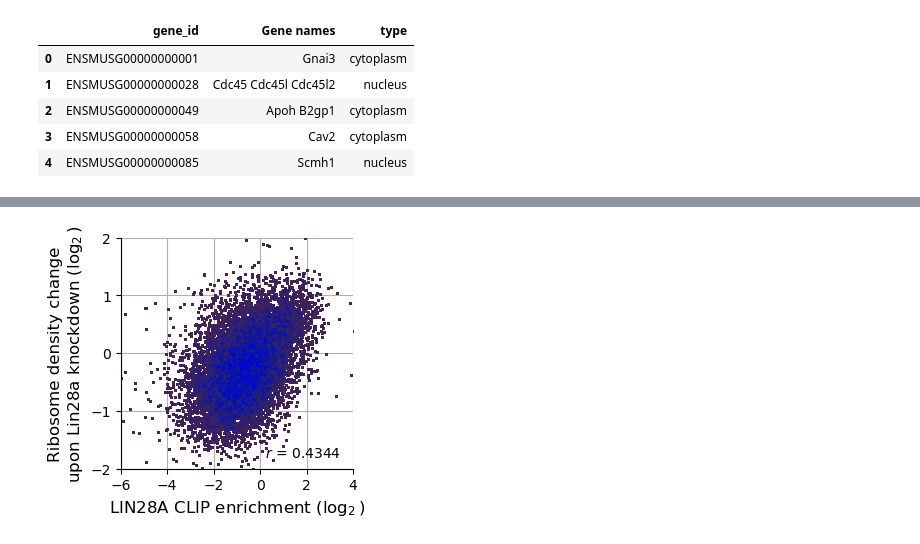
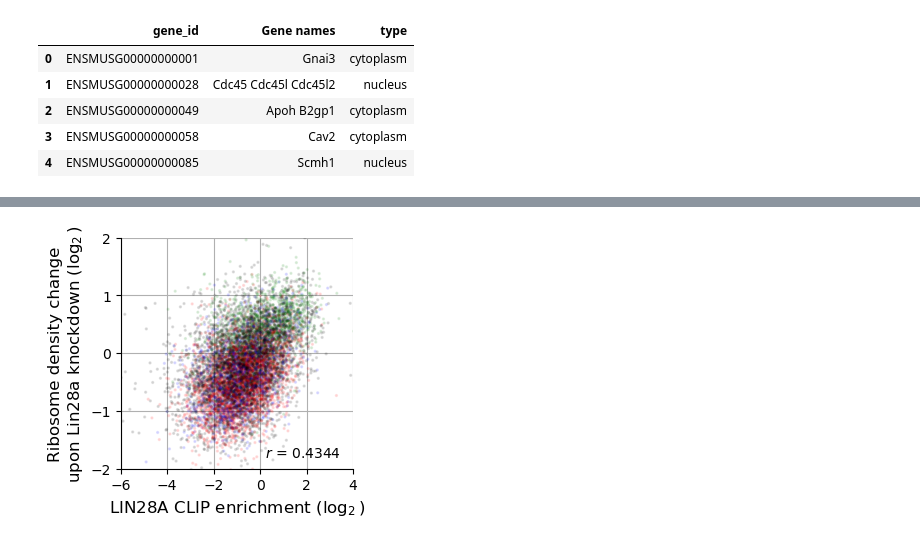
Before and after one commit to PyoYoungjoon/Mission, a Jupyter notebook: binfo1-work/Mission 1.ipynb, the cells around one changed output, grey strips where cells are left out. Drawn from its saved outputs; the diff is of its cells as text; code cells hidden in the pictures.

```diff
--- a/binfo1-work/Mission 1.ipynb
+++ b/binfo1-work/Mission 1.ipynb
@@ -99,3 +99,13 @@ mouselocal.head()
 | 2 | ENSMUSG00000000049 | Apoh B2gp1 | cytoplasm |
 | 3 | ENSMUSG00000000058 | Cav2 | cytoplasm |
 | 4 | ENSMUSG00000000085 | Scmh1 | nucleus |
+# %%
+gene_to_local = mouselocal.set_index('gene_id')['type'].to_dict()
+
+rpm['gene_id'] = rpm.index.to_series().str.split('.').str[0]
+rpm['local'] = rpm['gene_id'].map(gene_to_local)
+
+local_to_color = {'nucleus': 'red', 'integral membrane': 'green', 'cytoplasm': 'blue'}
+rpm['color'] = rpm['local'].map(local_to_color)
+rpm = rpm.fillna('black')
+rpm
@@ -102,39 +127,23 @@ mouselocal.head()
 # %%
 from matplotlib import pyplot as plt
 import numpy as np
-import pandas as pd
 import scipy.stats as stat
-import ssl
 
-ssl._create_default_https_context = ssl._create_unverified_context
-
-mouselocal = pd.read_csv('https://hyeshik.qbio.io/binfo/mouselocalization-20210507.txt', sep='\t')
-
-gene_location = {}
-colors = {'nucleus': 'red', 'integral membrane': 'green', 'cytoplasm': 'blue'}
-for index, row in mouselocal.iterrows():
-    gene_location[row['gene_id']] = row['type']
 
 plt.style.use('default')
 
 fig, ax = plt.subplots(figsize=(3, 3))
 plt.xlim(-6, 4)
 plt.ylim(-2, 2)
 plt.yticks([-2, -1, 0, 1, 2])
 ax.grid(zorder=1)
 plt.xlabel(r"LIN28A CLIP enrichment ($\log_2$)", fontsize='large')
 plt.ylabel("Ribosome density change\n" + r"upon Lin28a knockdown ($\log_2$)", fontsize='large')
-
-for gene, location in gene_location.items():
-    for location, color in colors.items():
-        ax.scatter(np.log2(rpm['clip_enrichment']), np.log2(rpm['rden_change']), c=colors[location], s=1, alpha=.1, zorder=2)
-
 r, p = stat.pearsonr(np.log2(rpm['clip_enrichment']), np.log2(rpm['rden_change']))
 plt.annotate(rf'$r$ = {r:.4f}'.format(r), xy=(0.95, 0.05), xycoords='axes fraction', ha='right')
+ax.scatter(np.log2(rpm['clip_enrichment']), np.log2(rpm['rden_change']), c=rpm['color'], s=2, alpha=.1, zorder=2)
 
 ax.spines["top"].set_visible(False)
 ax.spines["right"].set_visible(False)
-
-plt.show()
 # %% [output]
-[figure, old version]
+[figure, new version]
```
Also changed, not shown: parts of 2 cells of this notebook.
